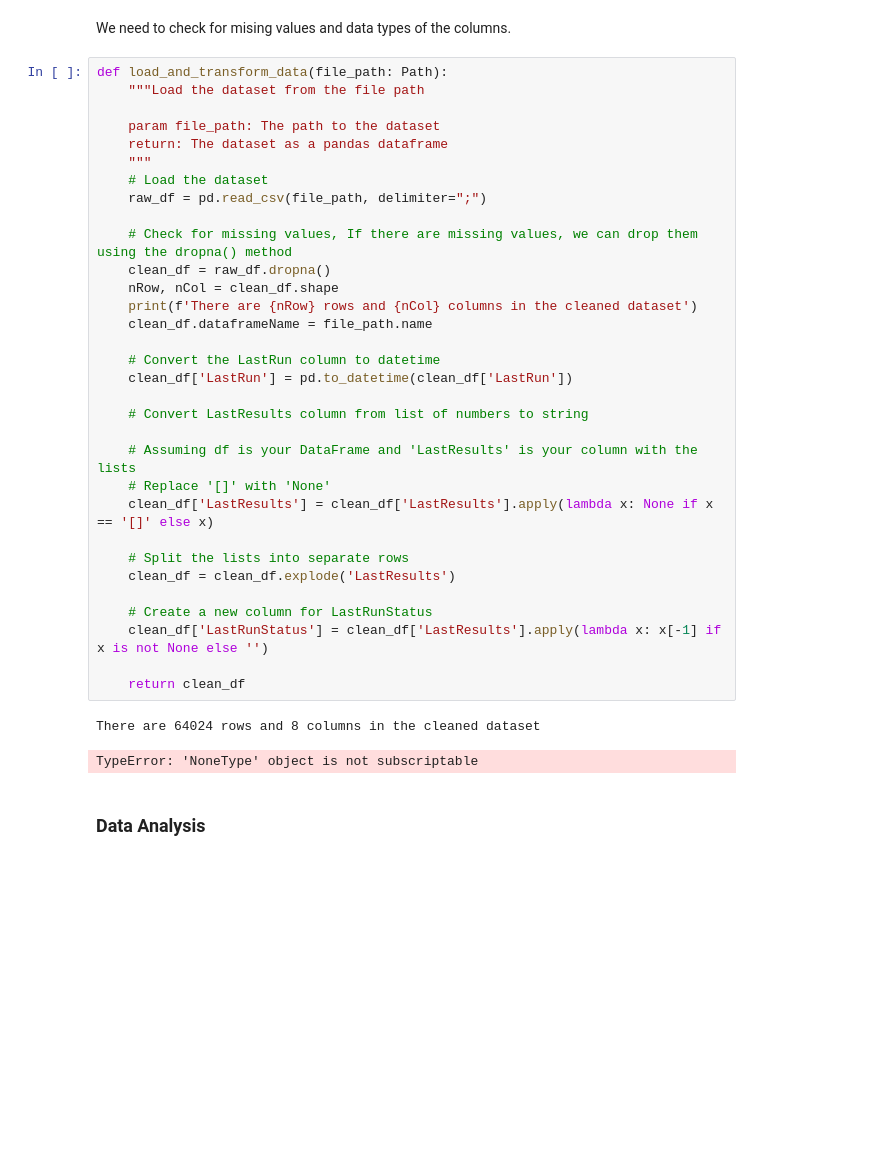
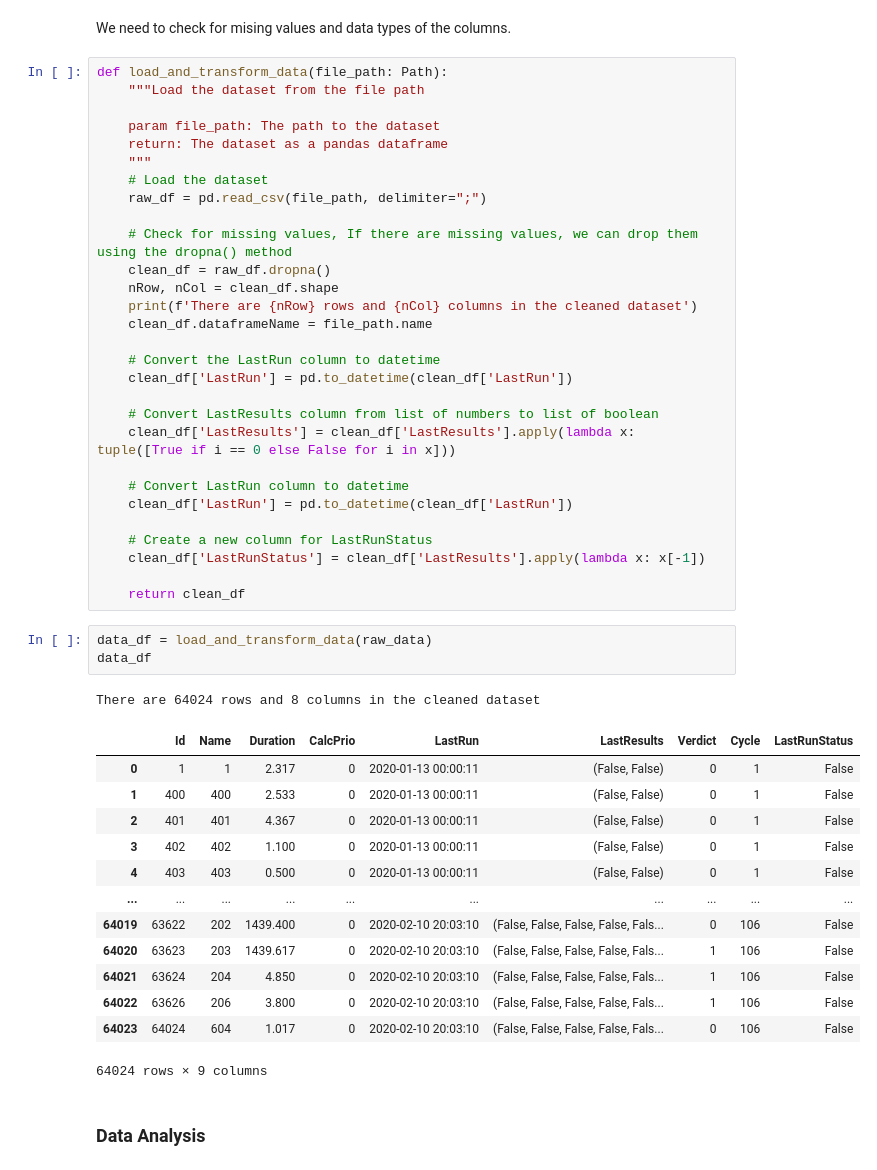
Before and after one commit to amruthvvkp/ai-playground, a Jupyter notebook: datascience_principles/assignment/report.ipynb, the cells around one changed output. Drawn from its saved outputs; the diff is of its cells as text; blank space fills up the shorter version.

```diff
--- a/datascience_principles/assignment/report.ipynb
+++ b/datascience_principles/assignment/report.ipynb
@@ -59,22 +59,34 @@ def load_and_transform_data(file_path: Path):
     # Convert the LastRun column to datetime
     clean_df['LastRun'] = pd.to_datetime(clean_df['LastRun'])
 
-    # Convert LastResults column from list of numbers to string
+    # Convert LastResults column from list of numbers to list of boolean
+    clean_df['LastResults'] = clean_df['LastResults'].apply(lambda x: tuple([True if i == 0 else False for i in x]))
 
-    # Assuming df is your DataFrame and 'LastResults' is your column with the lists
-    # Replace '[]' with 'None'
-    clean_df['LastResults'] = clean_df['LastResults'].apply(lambda x: None if x == '[]' else x)
-
-    # Split the lists into separate rows
-    clean_df = clean_df.explode('LastResults')
+    # Convert LastRun column to datetime
+    clean_df['LastRun'] = pd.to_datetime(clean_df['LastRun'])
 
     # Create a new column for LastRunStatus
-    clean_df['LastRunStatus'] = clean_df['LastResults'].apply(lambda x: x[-1] if x is not None else '')
+    clean_df['LastRunStatus'] = clean_df['LastResults'].apply(lambda x: x[-1])
 
     return clean_df
-# %% [output]
-There are 64024 rows and 8 columns in the cleaned dataset
-TypeError: 'NoneType' object is not subscriptable
+# %%
+data_df = load_and_transform_data(raw_data)
+data_df
+# %% [output]
+There are 64024 rows and 8 columns in the cleaned dataset
+|  | Id | Name | Duration | CalcPrio | LastRun | LastResults | Verdict | Cycle | LastRunStatus |
+| 0 | 1 | 1 | 2.317 | 0 | 2020-01-13 00:00:11 | (False, False) | 0 | 1 | False |
+| 1 | 400 | 400 | 2.533 | 0 | 2020-01-13 00:00:11 | (False, False) | 0 | 1 | False |
+| 2 | 401 | 401 | 4.367 | 0 | 2020-01-13 00:00:11 | (False, False) | 0 | 1 | False |
+| 3 | 402 | 402 | 1.100 | 0 | 2020-01-13 00:00:11 | (False, False) | 0 | 1 | False |
+| 4 | 403 | 403 | 0.500 | 0 | 2020-01-13 00:00:11 | (False, False) | 0 | 1 | False |
+| ... | ... | ... | ... | ... | ... | ... | ... | ... | ... |
+| 64019 | 63622 | 202 | 1439.400 | 0 | 2020-02-10 20:03:10 | (False, False, False, False, Fals... | 0 | 106 | False |
+| 64020 | 63623 | 203 | 1439.617 | 0 | 2020-02-10 20:03:10 | (False, False, False, False, Fals... | 1 | 106 | False |
+| 64021 | 63624 | 204 | 4.850 | 0 | 2020-02-10 20:03:10 | (False, False, False, False, Fals... | 1 | 106 | False |
+| 64022 | 63626 | 206 | 3.800 | 0 | 2020-02-10 20:03:10 | (False, False, False, False, Fals... | 1 | 106 | False |
+| 64023 | 64024 | 604 | 1.017 | 0 | 2020-02-10 20:03:10 | (False, False, False, False, Fals... | 0 | 106 | False |
+64024 rows × 9 columns
 # %% [markdown]
 ### Data Analysis
 # %%
```
Also changed, not shown: parts of 6 cells of this notebook, 1 other file.
